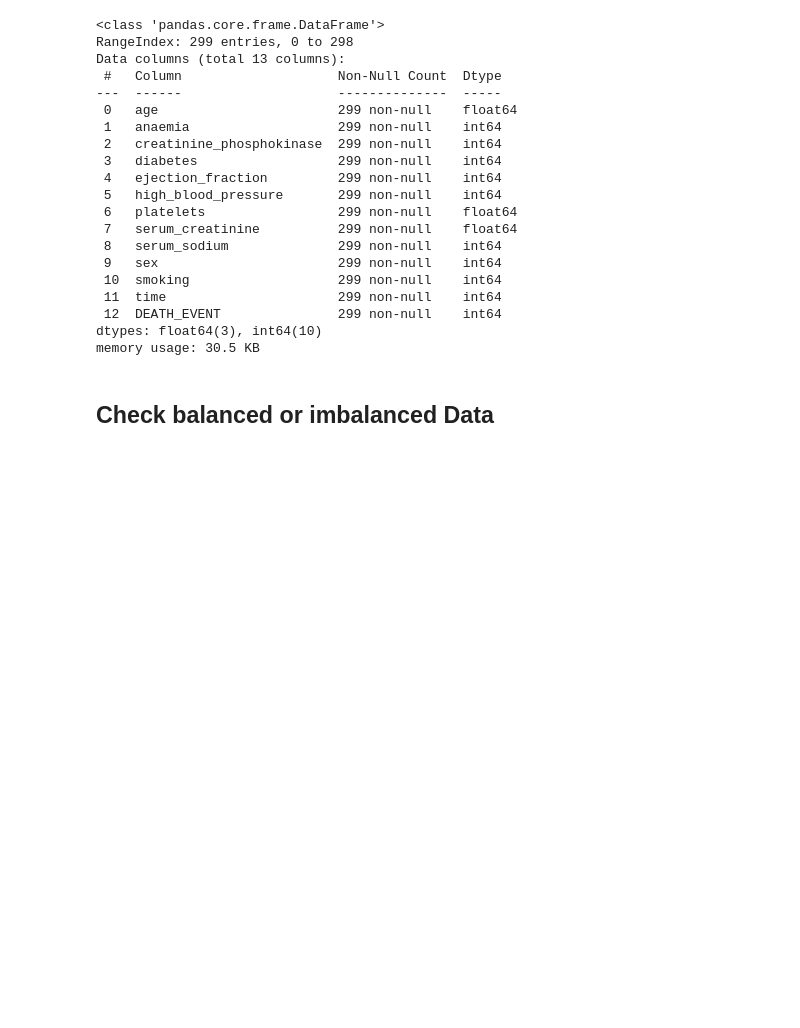
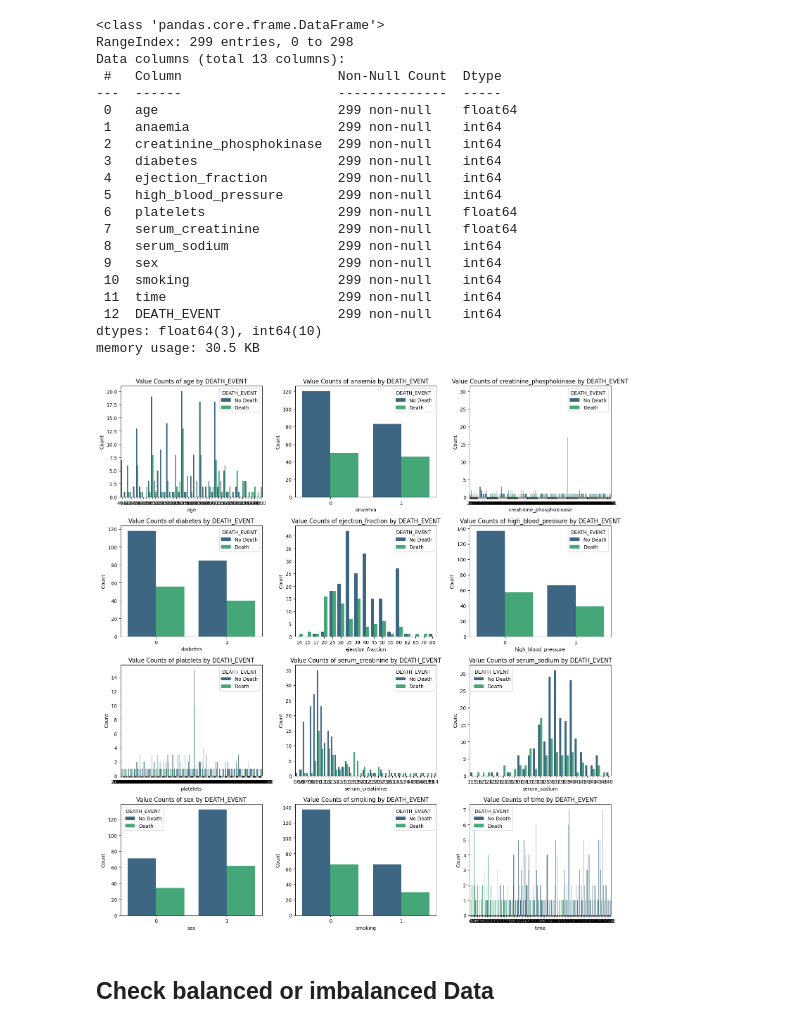
Before and after one commit to Rahman-Saif/Heart-Failure-Prediction-with-Deep-Learning, a Jupyter notebook: Heart_Failure_Prediction_with_ANN (1).ipynb, the cells around one changed output. Saved outputs shown, nothing was run; the diff lists cells and outputs as text; code cells hidden in the pictures; blank space fills up the shorter version.

```diff
--- a/Heart_Failure_Prediction_with_ANN (1).ipynb
+++ b/Heart_Failure_Prediction_with_ANN (1).ipynb
@@ -48,6 +48,32 @@ Data columns (total 13 columns):
  12  DEATH_EVENT               299 non-null    int64
 dtypes: float64(3), int64(10)
 memory usage: 30.5 KB
+# %%
+import matplotlib.pyplot as plt
+import seaborn as sns
+
+# Get all feature columns except the target 'DEATH_EVENT'
+feature_columns = data.columns.drop('DEATH_EVENT')
+
+# Determine the number of rows and columns for the subplots
+num_features = len(feature_columns)
+num_cols = 3 # You can adjust this number
+num_rows = (num_features + num_cols - 1) // num_cols
+
+plt.figure(figsize=(num_cols * 5, num_rows * 4))
+
+for i, column in enumerate(feature_columns):
+    plt.subplot(num_rows, num_cols, i + 1)
+    sns.countplot(data=data, x=column, hue='DEATH_EVENT', palette='viridis')
+    plt.title(f'Value Counts of {column} by DEATH_EVENT')
+    plt.xlabel(column)
+    plt.ylabel('Count')
+    plt.legend(title='DEATH_EVENT', labels=['No Death', 'Death'])
+
+plt.tight_layout()
+plt.show()
+# %% [output]
+[figure, added]
 # %% [markdown]
 ## Check balanced or imbalanced Data
 # %%
```
Also changed, not shown: parts of 7 cells of this notebook.
